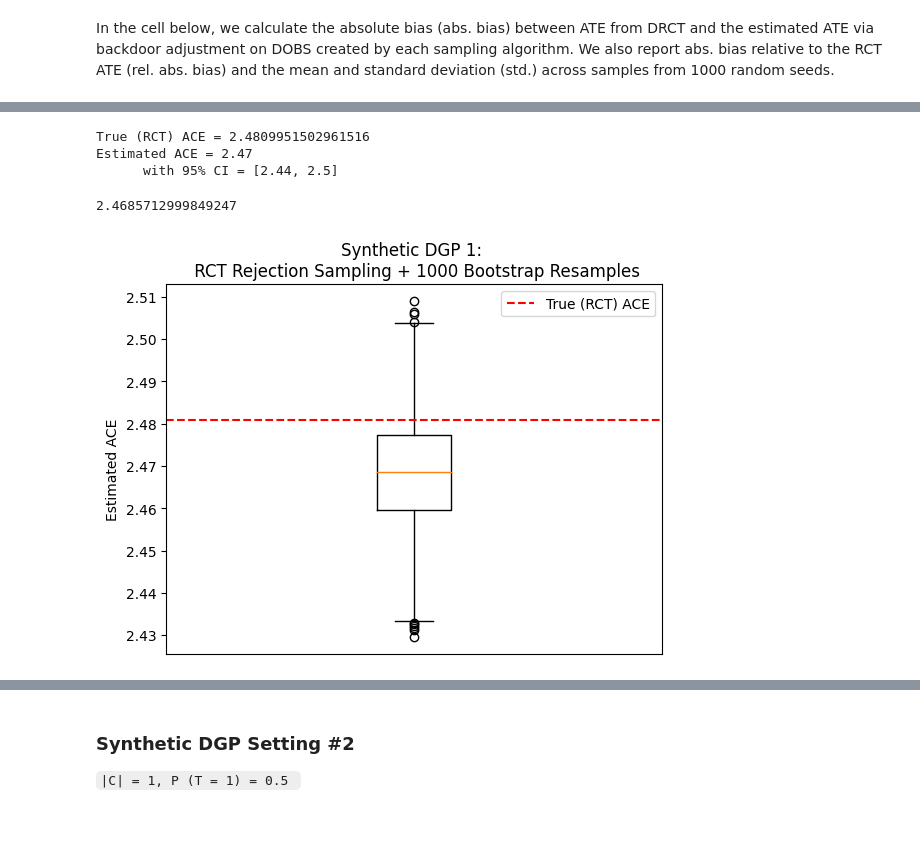
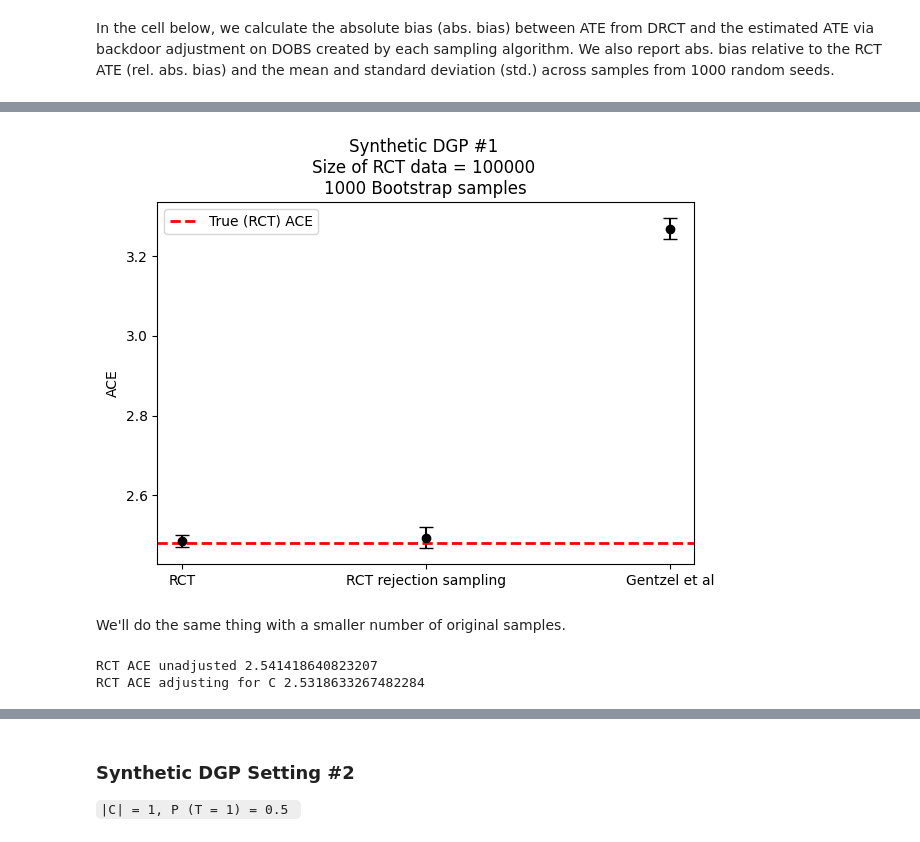
Before and after one commit to kakeith/rct_rejection_sampling, a Jupyter notebook: scripts/synthetic_experiments.ipynb, the cells around one changed output, grey strips where cells are left out. Cells and saved outputs as stored; diff of their text form; code cells hidden in the pictures.

Commit message:
add confidence intervals with errorbars to plot them

```diff
--- a/scripts/synthetic_experiments.ipynb
+++ b/scripts/synthetic_experiments.ipynb
@@ -80,28 +60,9 @@ for i in range(NUM_BOOTSTRAP_SAMPLES):
-# %%
-# Step 4: Use the percentile method to obtain 95% confidence intervals.
-all_sample_ace = np.array(all_sample_ace)
-assert len(all_sample_ace) == NUM_BOOTSTRAP_SAMPLES
-low = np.percentile(all_sample_ace, 2.5)
-high = np.percentile(all_sample_ace, 97.5)
-
-print("True (RCT) ACE =",rct_ace)
-print(f"""Estimated ACE = {np.round(np.mean(all_sample_ace), 2)}
-      with 95% CI = [{np.round(low, 2)}, {np.round(high, 2)}]""")
-# %% [output]
-True (RCT) ACE = 2.4809951502961516
-Estimated ACE = 2.47
-      with 95% CI = [2.44, 2.5]
-# %%
-np.mean(all_sample_ace)
-# %% [output]
-2.4685712999849247
-# %%
-plt.boxplot(all_sample_ace)
-plt.title('Synthetic DGP 1: \n RCT Rejection Sampling + 1000 Bootstrap Resamples')
-plt.ylabel('Estimated ACE')
-plt.xticks([])
-plt.axhline(y=rct_ace, color='r', linestyle='--', label="True (RCT) ACE")
-plt.legend()
-plt.show()
-# %% [output]
-[figure, removed]
+# %%
+data_out1 = bootstrapping_three_methods(data, rct_ace, confound_func_params)
+# %%
+title = f"Synthetic DGP #1 \nSize of RCT data = {len(data)} \n1000 Bootstrap samples"
+plot_bootstrap(data_out1, rct_ace, title);
+# %% [output]
+[figure, added]
+# %% [markdown]
+We'll do the same thing with a smaller number of original samples.
@@ -107,0 +71,21 @@ plt.show()
+# %%
+#######################
+# DGP for RCT T->Y<-C
+######################
+
+#keep the random seed for the DGP distinct from the sampling seed
+rng_dgp = np.random.default_rng(0)
+
+C = rng_dgp.binomial(1, 0.5, num_samples)
+T = rng_dgp.binomial(1, 0.3, num_samples)
+Y = 0.5*C + 1.5*T + 2*T*C + rng_dgp.normal(0, 1, num_samples)
+data = pd.DataFrame({"C": C, "T": T, "Y": Y})
+
+# perform some sanity checks
+# in the RCT data we should see unadjusted == adjusted
+rct_ace =  parametric_backdoor(data, "Y", "T", [])
+print("RCT ACE unadjusted", rct_ace)
+print("RCT ACE adjusting for C", parametric_backdoor(data, "Y", "T", ["C", "T*C"]))
+# %% [output]
+RCT ACE unadjusted 2.541418640823207
+RCT ACE adjusting for C 2.5318633267482284
```
Also changed, not shown: parts of 6 cells of this notebook, 1 other file.
